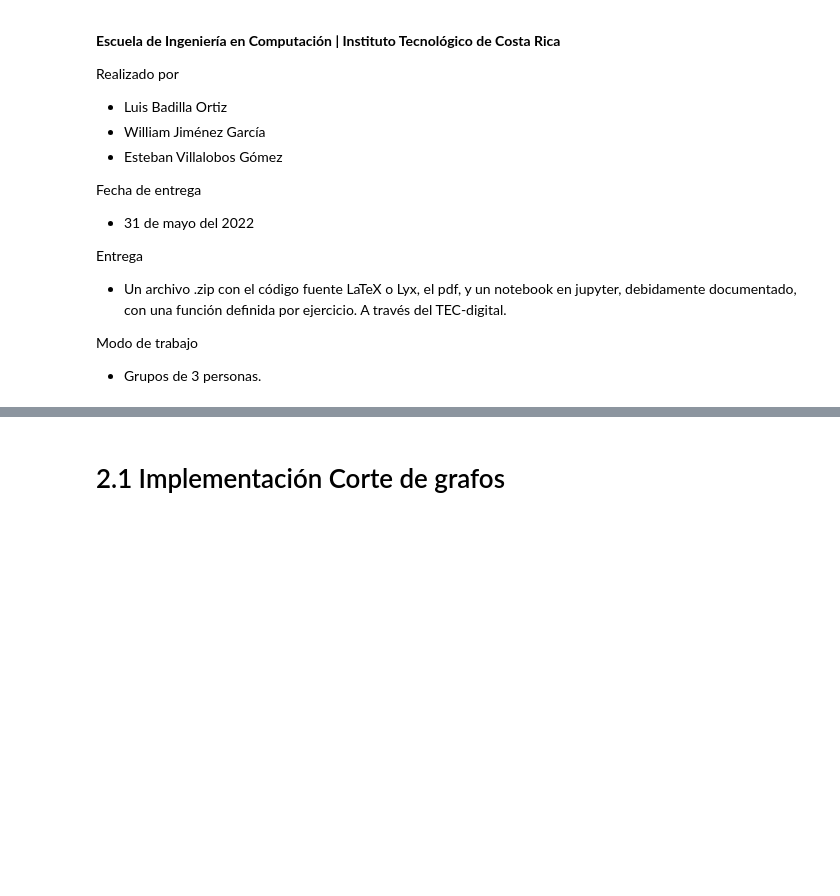
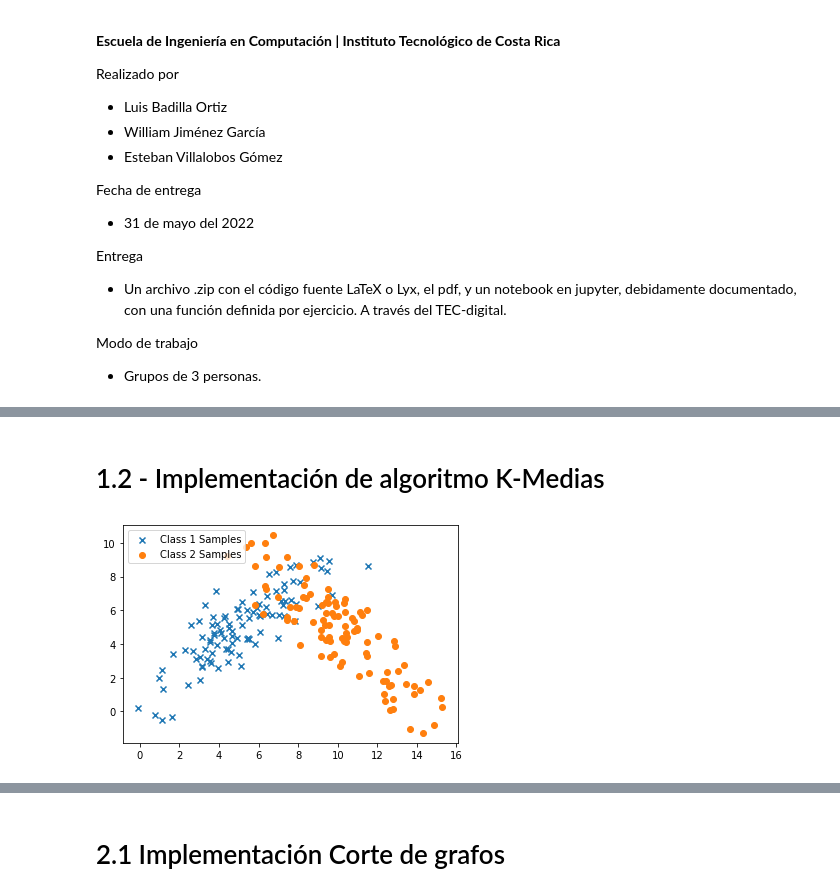
Before and after one commit to evillag/TEC-ML-2022-1, a Jupyter notebook: TP3/TP3_K_Means.ipynb, the cells around one changed output, grey strips where cells are left out. Saved outputs shown, nothing was run; the diff lists cells and outputs as text; code cells hidden in the pictures; blank space fills up the shorter version.

```diff
--- a/TP3/TP3_K_Means.ipynb
+++ b/TP3/TP3_K_Means.ipynb
@@ -138,0 +138,2 @@ plotSampleData(SamplesAll, TargetsAll, show_separated=False, title="Data without
+# %% [markdown]
+# 1.2 - Implementación de algoritmo K-Medias
@@ -138,0 +241,6 @@ plotSampleData(SamplesAll, TargetsAll, show_separated=False, title="Data without
+# %%
+# Create Data
+(TargetsAll, SamplesAll) = createData(numberSamplesPerClass = 100, mean1 = [5,5], mean2 = [10, 5], stds1 = [5, 5, 4.2, 4.2], stds2 = [6, 6, -5, -5])
+plotSampleData(SamplesAll, TargetsAll, show_separated=True)
+# %% [output]
+[figure, added]
```
Also changed, not shown: parts of 42 cells of this notebook.
